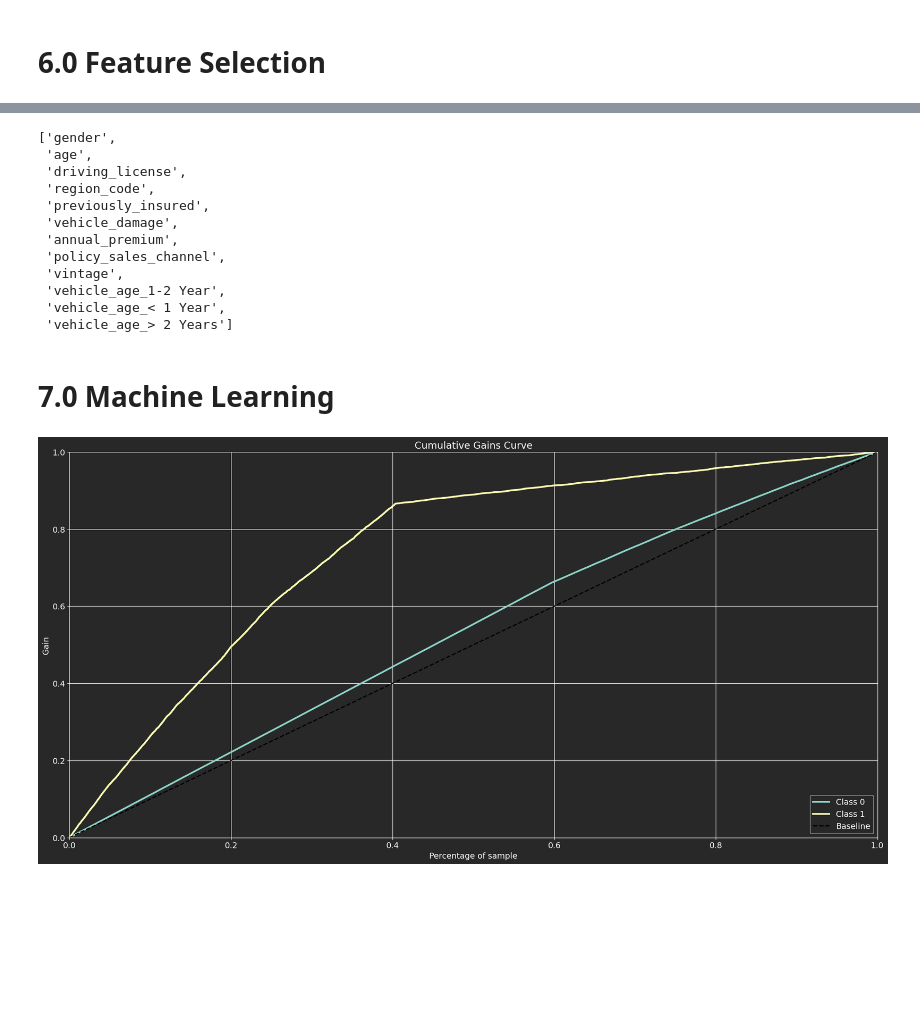
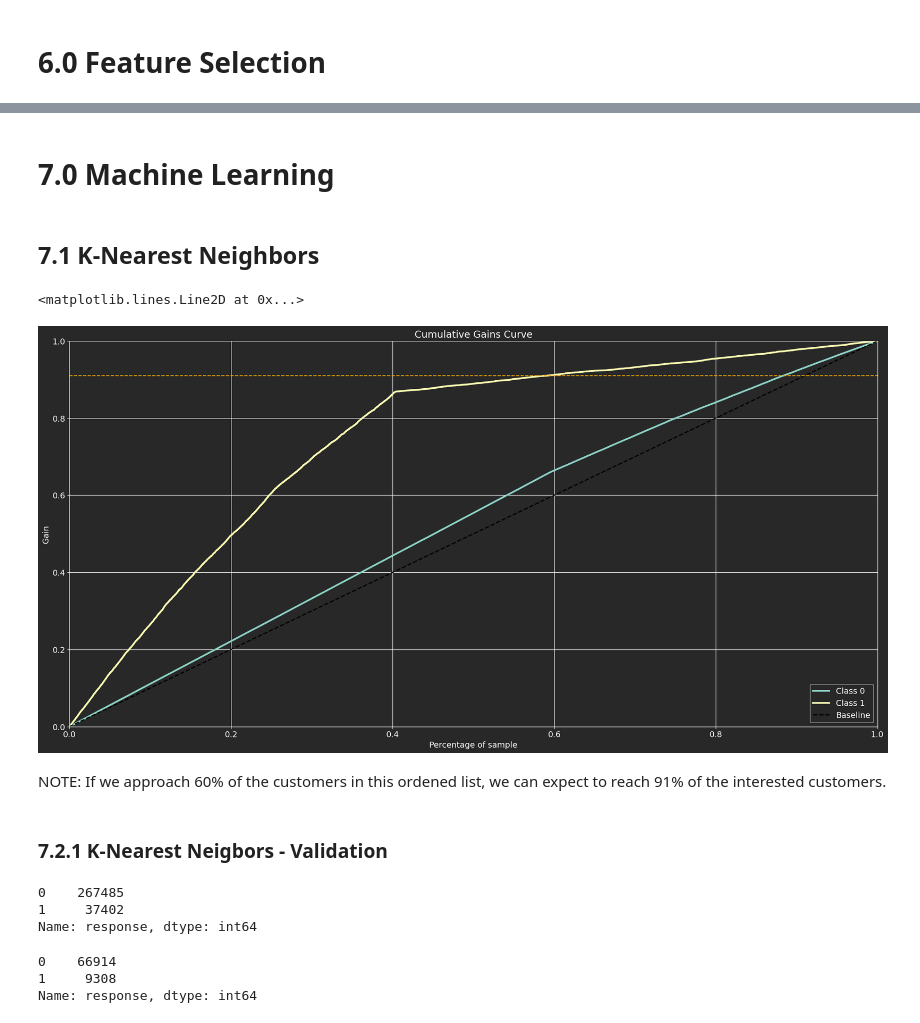
Before and after one commit to andrerochads/health_insurance_cross_sell, a Jupyter notebook: notebooks/health_insurence_c1.ipynb, the cells around one changed output, grey strips where cells are left out. Drawn from its saved outputs; the diff is of its cells as text; code cells hidden in the pictures; blank space fills up the shorter version.

Commit message:
ML and Model Performance

```diff
--- a/notebooks/health_insurence_c1.ipynb
+++ b/notebooks/health_insurence_c1.ipynb
@@ -786,15 +816,16 @@ df5 = pd.concat([x_train, y_train], axis=1)
 # %% [markdown]
 ## 5.2 Standardization
 # %%
-ss = pp.StandardScaler()
+ss = StandardScaler()
 
 # annual_premium
 df5['annual_premium'] = ss.fit_transform(df5[['annual_premium']].values)
 # %% [markdown]
 ## 5.3 Rescaling
 # %%
-mms_age = pp.MinMaxScaler()
-mms_vintage = pp.MinMaxScaler()
+# Rescaling
+mms_age = MinMaxScaler()
+mms_vintage = MinMaxScaler()
 
 # Age
 df5['age'] = mms_age.fit_transform(df5[['age']].values)
@@ -831,26 +882,45 @@ df5['vehicle_damage'] = df5['vehicle_damage'].apply(lambda x: 1 if x == 'Yes' el
 # gender
 x_validation.loc[:, 'gender'] =  x_validation.loc[:, 'gender'].map(target_encode_gender)
 
+#-----------------------------------------------------------------------------------------------------
+
 # age
 x_validation.loc[:, 'age'] = mms_age.transform(x_validation[['age']].values)
+
+#-----------------------------------------------------------------------------------------------------
 
 # region_code
 x_validation.loc[:, 'region_code'] = x_validation.loc[:, 'region_code'].map(target_encode_region_code)
 
+#-----------------------------------------------------------------------------------------------------
+
 # vehicle_age
-x_validation = pd.get_dummies(x_validation, prefix='vehicle_age', columns=['vehicle_age'])
+vehicle_age_encoded = one_hot_vehicle_age.transform(x_validation[['vehicle_age']])
+columns_created = one_hot_vehicle_age.get_feature_names_out()
+x_validation[columns_created] = vehicle_age_encoded.toarray()
+x_validation = x_validation.drop(columns=['vehicle_age'])
+
+#-----------------------------------------------------------------------------------------------------
 
 # annual_premium
 x_validation.loc[:, 'annual_premium'] = ss.transform(x_validation[['annual_premium']].values)
 
+#-----------------------------------------------------------------------------------------------------
+
 # policy_sales_channel
 x_validation.loc[:, 'policy_sales_channel'] = x_validation['policy_sales_channel'].map(fe_policy_sales_channel)
+
+#-----------------------------------------------------------------------------------------------------
 
 # vintage
 x_validation.loc[:, 'vintage'] = mms_vintage.transform( x_validation[['vintage']].values)
 
+#-----------------------------------------------------------------------------------------------------
+
 #vehicle_damage
 x_validation['vehicle_damage'] = x_validation['vehicle_damage'].apply(lambda x: 1 if x == 'Yes' else 0)
 
+#-----------------------------------------------------------------------------------------------------
+
 # fillna
 x_validation = x_validation.fillna(0)
@@ -914,19 +973,3 @@ Feature ranking:
-# %%
-lista_nomes = df['feature'].values.tolist()
-lista_nomes
-# %% [output]
-['gender',
- 'age',
- 'driving_license',
- 'region_code',
- 'previously_insured',
- 'vehicle_damage',
- 'annual_premium',
- 'policy_sales_channel',
- 'vintage',
- 'vehicle_age_1-2 Year',
- 'vehicle_age_< 1 Year',
- 'vehicle_age_> 2 Years']
 # %% [markdown]
 # 7.0 Machine Learning
 # %%
@@ -936,17 +981,39 @@ cols_selected = ['annual_premium', 'vintage', 'age', 'region_code', 'vehicle_dam
 x_train = df5[cols_selected]
 x_val = x_validation[cols_selected]
 y_val = y_validation.copy()
+# %% [markdown]
+## 7.1 K-Nearest Neighbors
 # %%
-# Model definition
+# Model Definition
 knn_model = nh.KNeighborsClassifier(n_neighbors=7)
 
-# Model training
+# Model Training
 knn_model.fit(x_train, y_train)
 
 # Model Predict
 yhat_knn = knn_model.predict_proba(x_val)
+
+# Accumulative Gain
+skplt.metrics.plot_cumulative_gain(y_val, yhat_knn);
+plt.axhline(y=0.91, linestyle='--', color='orange')
+
+# If we approach 60% of the customers in this ordened list, we can expect to reach 91% of the interested customers.
+# %% [output]
+<matplotlib.lines.Line2D at 0x...>
+[figure, added]
-# %%
-# Accumulative Gain
-skplt.metrics.plot_cumulative_gain(y_val, yhat_knn);
-# %% [output]
-[figure, removed]
+# %% [markdown]
+NOTE: If we approach 60% of the customers in this ordened list, we can expect to reach 91% of the interested customers.
+# %% [markdown]
+### 7.2.1 K-Nearest Neigbors - Validation
+# %%
+y_train.value_counts(normalize=False)
+# %% [output]
+0    267485
+1     37402
+Name: response, dtype: int64
+# %%
+y_validation.value_counts(normalize=False)
+# %% [output]
+0    66914
+1     9308
+Name: response, dtype: int64
```
Also changed, not shown: parts of 22 cells of this notebook.
